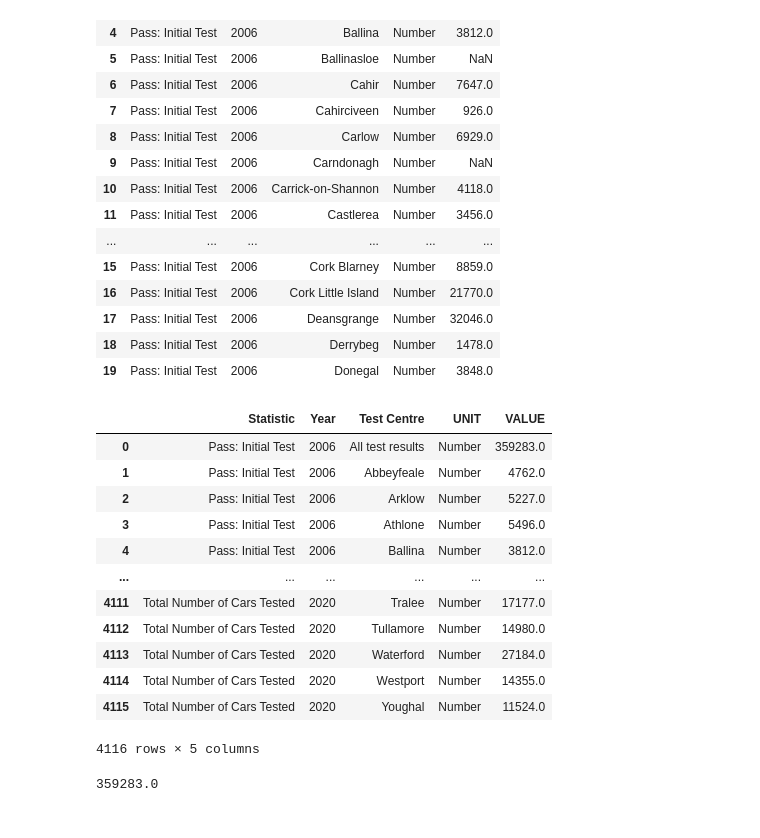
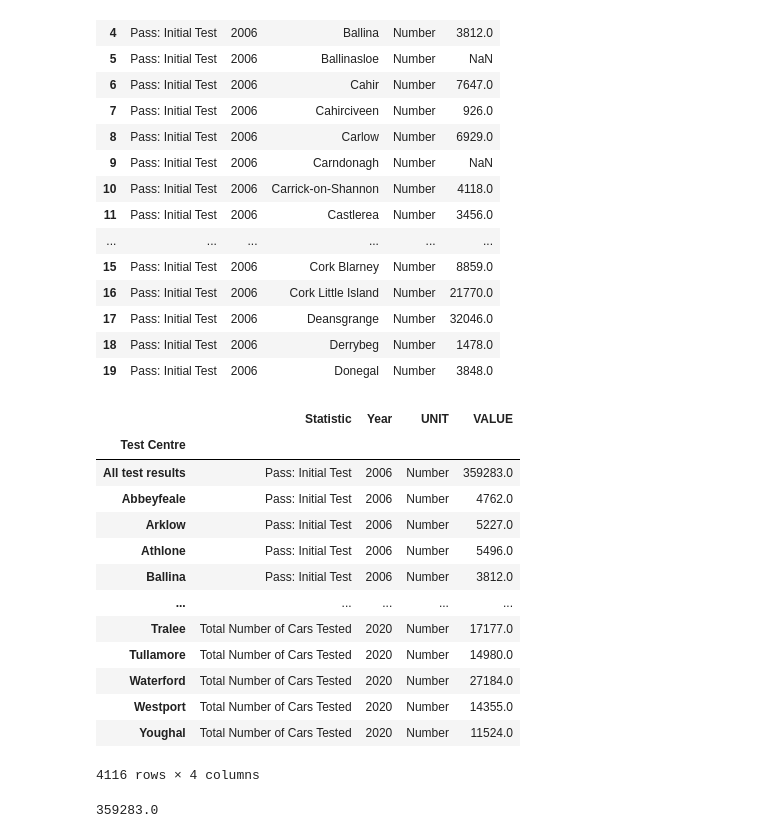
Before and after one commit to hartyl1/UCDPA_harty, a Jupyter notebook: Copy_of_Copy_of_Untitled12.ipynb, the cells around one changed output. Drawn from its saved outputs; the diff is of its cells as text; code cells hidden in the pictures.

```diff
--- a/Copy_of_Copy_of_Untitled12.ipynb
+++ b/Copy_of_Copy_of_Untitled12.ipynb
@@ -140,19 +140,3 @@ nct.iloc[2:20]
 | 17 | Pass: Initial Test | 2006 | Deansgrange | Number | 32046.0 |
 | 18 | Pass: Initial Test | 2006 | Derrybeg | Number | 1478.0 |
 | 19 | Pass: Initial Test | 2006 | Donegal | Number | 3848.0 |
-# %%
-nct
-# %% [output]
-|  | Statistic | Year | Test Centre | UNIT | VALUE |
-| 0 | Pass: Initial Test | 2006 | All test results | Number | 359283.0 |
-| 1 | Pass: Initial Test | 2006 | Abbeyfeale | Number | 4762.0 |
-| 2 | Pass: Initial Test | 2006 | Arklow | Number | 5227.0 |
-| 3 | Pass: Initial Test | 2006 | Athlone | Number | 5496.0 |
-| 4 | Pass: Initial Test | 2006 | Ballina | Number | 3812.0 |
-| ... | ... | ... | ... | ... | ... |
-| 4111 | Total Number of Cars Tested | 2020 | Tralee | Number | 17177.0 |
-| 4112 | Total Number of Cars Tested | 2020 | Tullamore | Number | 14980.0 |
-| 4113 | Total Number of Cars Tested | 2020 | Waterford | Number | 27184.0 |
-| 4114 | Total Number of Cars Tested | 2020 | Westport | Number | 14355.0 |
-| 4115 | Total Number of Cars Tested | 2020 | Youghal | Number | 11524.0 |
-4116 rows × 5 columns
@@ -159,3 +145,20 @@ nct
+# %%
+nct.set_index('Test Centre')
+# %% [output]
+|  | Statistic | Year | UNIT | VALUE |
+| Test Centre |  |  |  |  |
+| All test results | Pass: Initial Test | 2006 | Number | 359283.0 |
+| Abbeyfeale | Pass: Initial Test | 2006 | Number | 4762.0 |
+| Arklow | Pass: Initial Test | 2006 | Number | 5227.0 |
+| Athlone | Pass: Initial Test | 2006 | Number | 5496.0 |
+| Ballina | Pass: Initial Test | 2006 | Number | 3812.0 |
+| ... | ... | ... | ... | ... |
+| Tralee | Total Number of Cars Tested | 2020 | Number | 17177.0 |
+| Tullamore | Total Number of Cars Tested | 2020 | Number | 14980.0 |
+| Waterford | Total Number of Cars Tested | 2020 | Number | 27184.0 |
+| Westport | Total Number of Cars Tested | 2020 | Number | 14355.0 |
+| Youghal | Total Number of Cars Tested | 2020 | Number | 11524.0 |
+4116 rows × 4 columns
 # %%
 nct.iloc[0,4]
 # %% [output]
```
Also changed, not shown: parts of 1 cell of this notebook.
